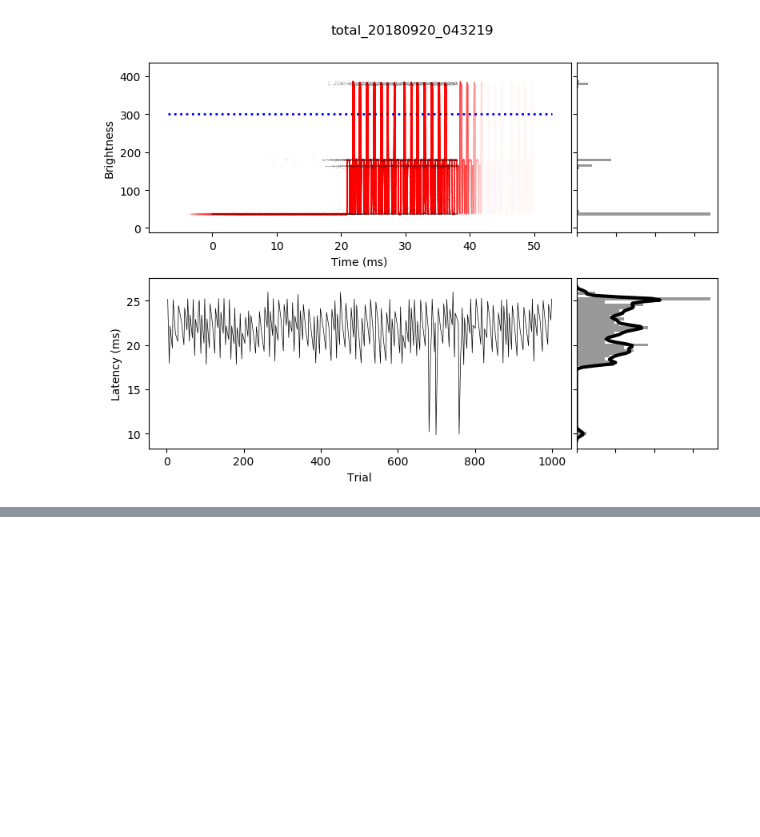
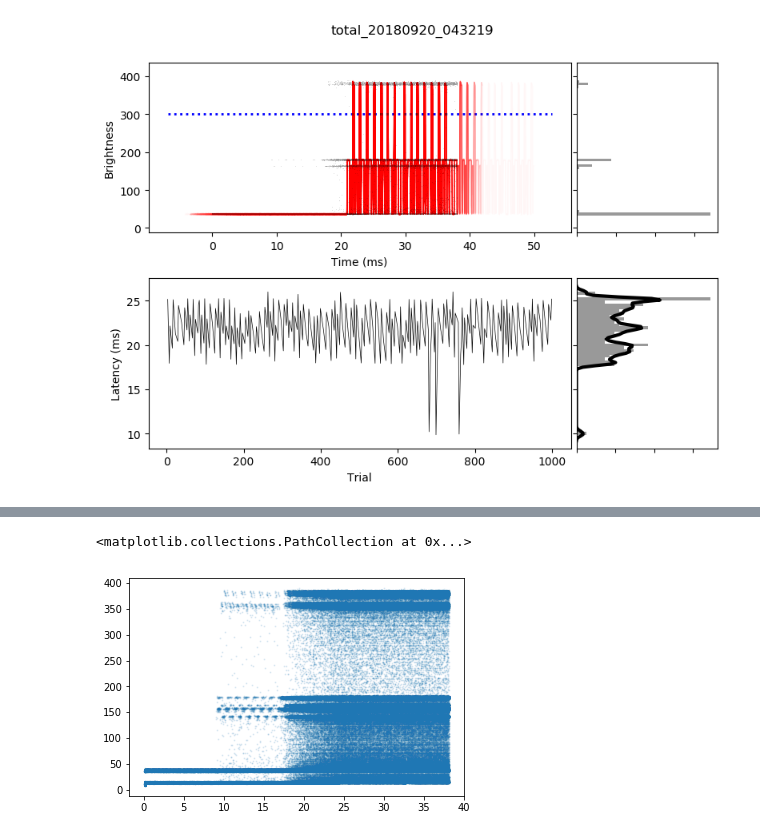
Before and after one commit to mohammadbashiri/vrlatency, a Jupyter notebook: notebooks/exploratory/Total.ipynb, the cells around one changed output, grey strips where cells are left out. Drawn from its saved outputs; the diff is of its cells as text; code cells hidden in the pictures; blank space fills up the shorter version.

Commit message:
more exploration on the Total experiment data. Data transformation and visualization is kinda done. Need to implememnt the methods in analysis script

```diff
--- a/notebooks/exploratory/Total.ipynb
+++ b/notebooks/exploratory/Total.ipynb
@@ -175,0 +180,3 @@ vrl.analysis.plot_display_figures(df_shifted)
+# %%
+dfd = vrl.read_csv(filename)
+dfd.head()
@@ -175,0 +190,28 @@ vrl.analysis.plot_display_figures(df_shifted)
+# %%
+dfd['LED_Position'] = 'R'
+dfd.loc[dfd['LED_State'] == False, 'LED_Position'] = 'L'
+
+del dfd['LED_State']
+# %%
+thresh = .75
+
+dfd['Time'] /= 1000
+dfd['TrialTime'] = dfd.groupby('Trial').Time.apply(lambda x: x - x.min())
+dfd['Sample'] = dfd.groupby('Trial').cumcount()
+dfd['Session'] = session
+dfd['Session'] = pd.Categorical(dfd['Session'])
+dfd['ThreshPerc'] = thresh
+dfd['SensorBrightness'] = 0
+dfd.loc[dfd['LED_Position'] == 'L', 'SensorBrightness'] = dfd.loc[dfd['LED_Position'] == 'L', 'LeftSensorBrightness']
+dfd.loc[dfd['LED_Position'] == 'R', 'SensorBrightness'] = dfd.loc[dfd['LED_Position'] == 'R', 'RightSensorBrightness']
+del dfd['LeftSensorBrightness']
+del dfd['RightSensorBrightness']
+dfd = dfd.reindex(['Session', 'Trial', 'Sample', 'Time', 'TrialTime', 'SensorBrightness', 'LED_Position', 'ThreshPerc'], axis=1)
+
+# get latencies for each one of them (to_left and to_right transtions)
+dfl = vrl.analysis.get_display_latencies(dfd).to_frame().reset_index()
+
+# merge latencies dataframe with the data dataframe
+df = pd.merge(dfd, dfl, on='Trial')
+
+df['TrialTransitionTime'] = df['TrialTime'] - df['DisplayLatency']
@@ -175,0 +227,5 @@ vrl.analysis.plot_display_figures(df_shifted)
+# %%
+plt.scatter(dfd.Time, dfd.SensorBrightness, s=1, alpha=.1)
+# %% [output]
+<matplotlib.collections.PathCollection at 0x...>
+[figure, added]
```
Also changed, not shown: parts of 7 cells of this notebook.
